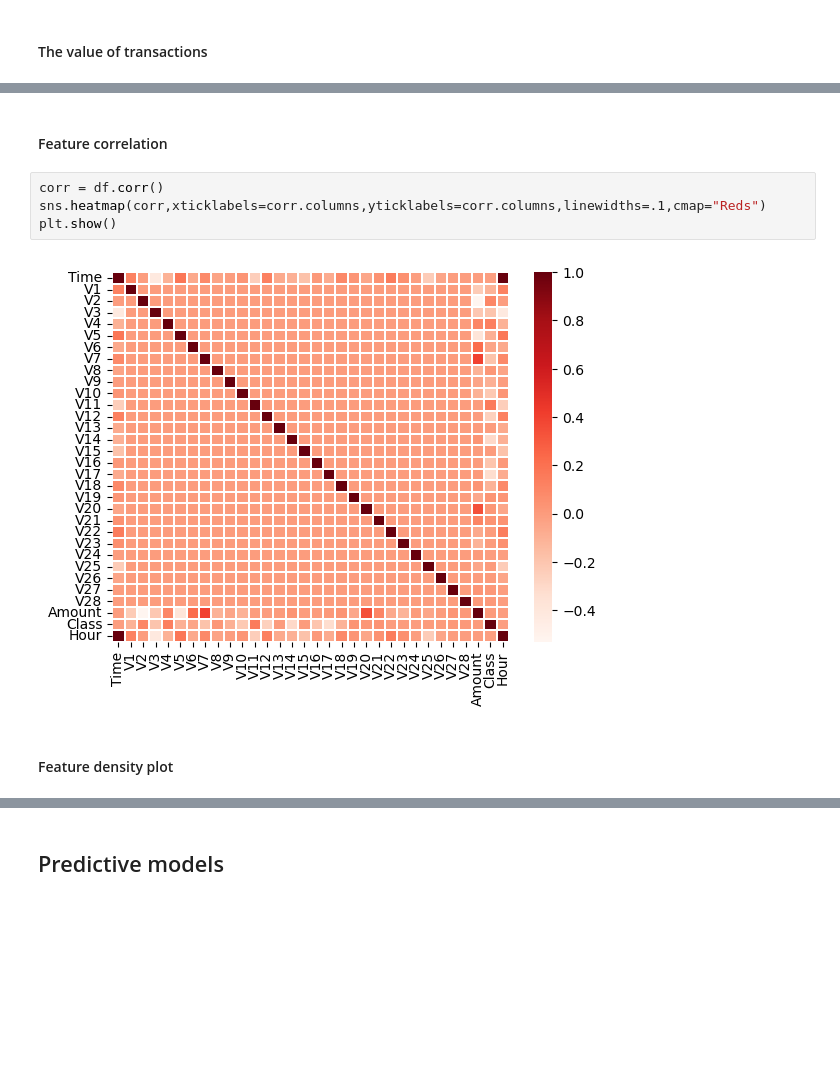
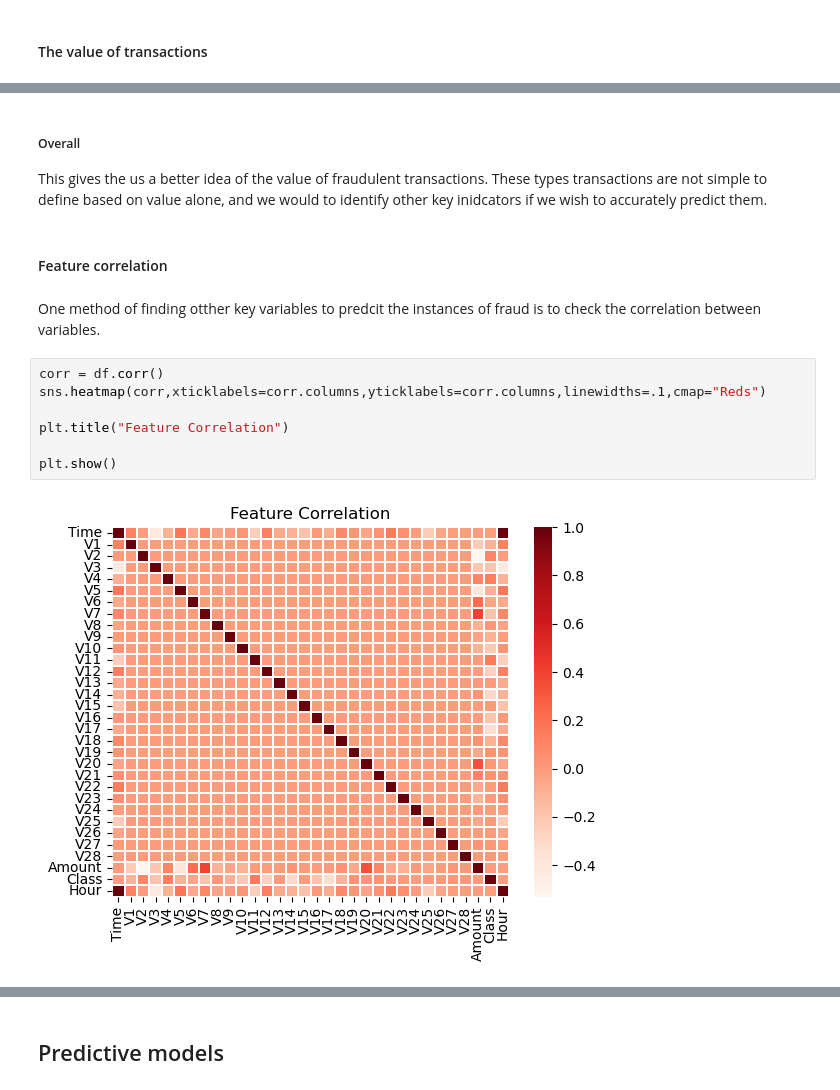
Before and after one commit to KurtMaxwellKusterer/Credit-card-Fraud-detection-models, a Jupyter notebook: Credit card fraud.ipynb, the cells around one changed output, grey strips where cells are left out. Cells and saved outputs as stored; diff of their text form; blank space fills up the shorter version.

```diff
--- a/Credit card fraud.ipynb
+++ b/Credit card fraud.ipynb
@@ -234,10 +357,17 @@ iplot(fig, filename='fraud-amount')
+# %% [markdown]
+##### Overall
+
+This gives the us a better idea of the value of fraudulent transactions. These types transactions are not simple to define based on value alone, and we would to identify other key inidcators if we wish to accurately predict them.
 # %% [markdown]
 #### Feature correlation
+# %% [markdown]
+One method of finding otther key variables to predcit the instances of fraud is to check the correlation between variables.
 # %%
 corr = df.corr()
 sns.heatmap(corr,xticklabels=corr.columns,yticklabels=corr.columns,linewidths=.1,cmap="Reds")
+
+plt.title("Feature Correlation")
+
 plt.show()
 # %% [output]
-[figure, old version]
+[figure, new version]
-# %% [markdown]
-#### Feature density plot
```
Also changed, not shown: parts of 54 cells of this notebook.
